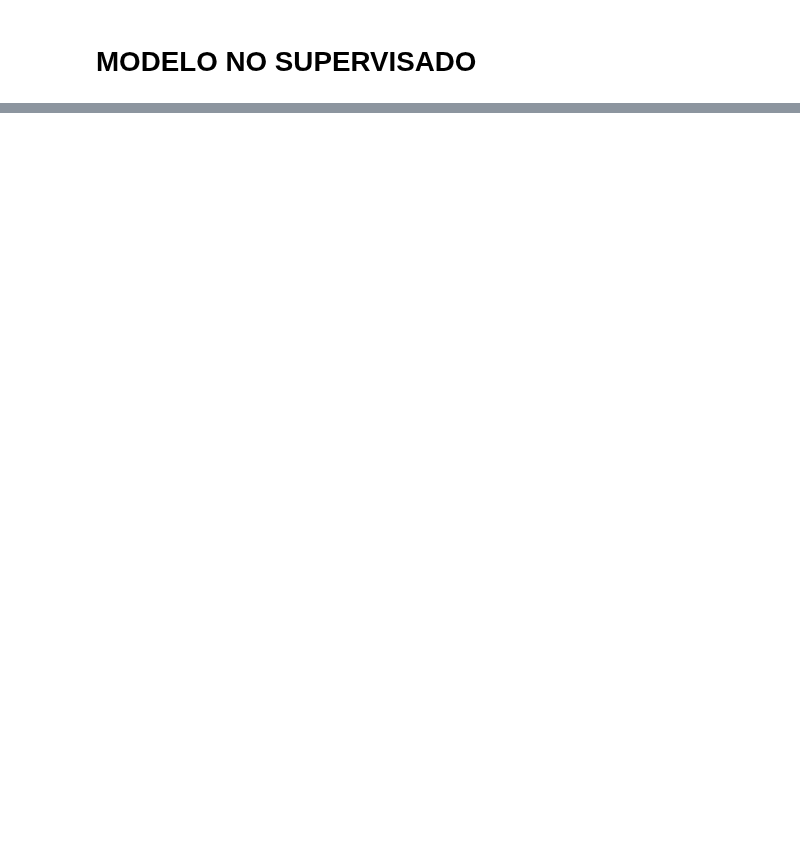
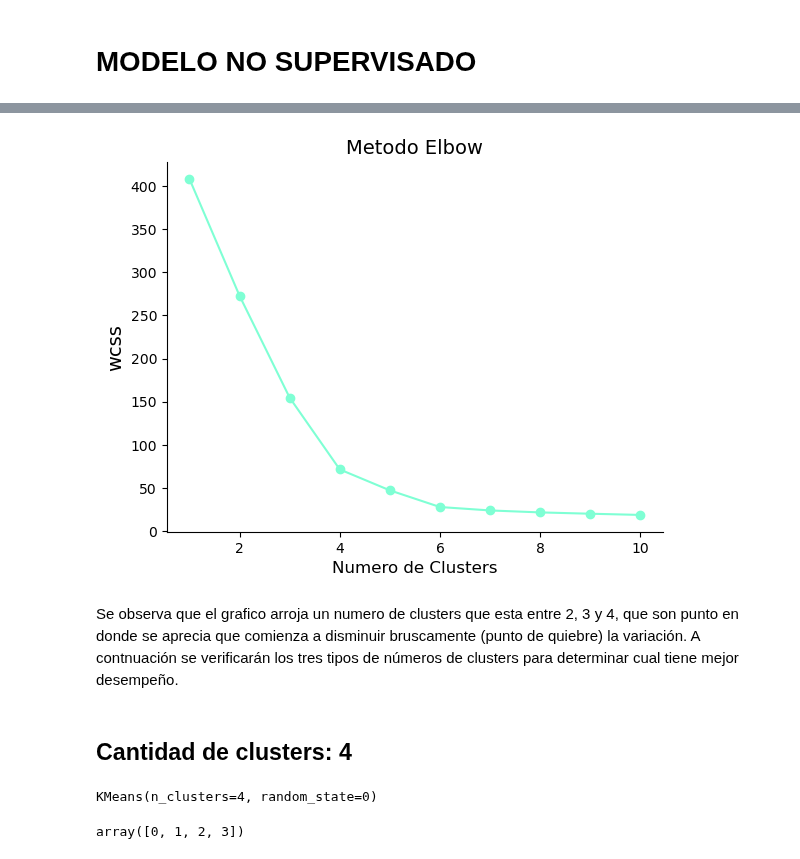
Before and after one commit to L-Ameneiro/EDA-Datasets, a Jupyter notebook: notebooks/MODELO NO SUPERVISADO consumo_energ_mundial.ipynb, the cells around one changed output, grey strips where cells are left out. Saved outputs shown, nothing was run; the diff lists cells and outputs as text; code cells hidden in the pictures; blank space fills up the shorter version.

```diff
--- a/notebooks/MODELO NO SUPERVISADO consumo_energ_mundial.ipynb
+++ b/notebooks/MODELO NO SUPERVISADO consumo_energ_mundial.ipynb
@@ -262,0 +158,33 @@ Se observa que la distribución de las muestras en 3 clusters no es igual en cad
+# %%
+#Se realiza el método del codo para determinar la cantidad de clusters
+wcss = []
+for i in range(1, 11):
+    km = KMeans(n_clusters=i, init='k-means++', max_iter=300, n_init=10, random_state=0)
+    km.fit(x)
+    wcss.append(km.inertia_)
+plt.plot(range(1, 11), wcss, marker='o',c="#7FFFD4")
+plt.gca().spines["top"].set_visible(False)
+plt.gca().spines["right"].set_visible(False)
+plt.title('Metodo Elbow', size=14)
+plt.xlabel('Numero de Clusters', size=12)
+plt.ylabel('wcss', size=14)
+plt.show()
+# %% [output]
+[figure, added]
+# %% [markdown]
+Se observa que el grafico arroja un numero de clusters que esta entre 2, 3 y 4, que son punto en donde se aprecia que comienza a disminuir bruscamente (punto de quiebre) la variación. A contnuación se verificarán los tres tipos de números de clusters para determinar cual tiene mejor desempeño.
+# %% [markdown]
+## Cantidad de clusters: 4
+# %%
+# Se instancia el modelo con el numero de clusters=4
+kmeansmodel4 = KMeans(n_clusters=4, random_state=0)
+kmeansmodel4.fit(x)
+KMeans(n_clusters=4, random_state=0)
+# %% [output]
+KMeans(n_clusters=4, random_state=0)
+# %%
+# Se realizan las etiquetas de los clusters
+etiquetas_4 = kmeansmodel4.labels_
+np.unique(etiquetas_4)
+# %% [output]
+array([0, 1, 2, 3])
```
Also changed, not shown: parts of 86 cells of this notebook, 1 other file.
